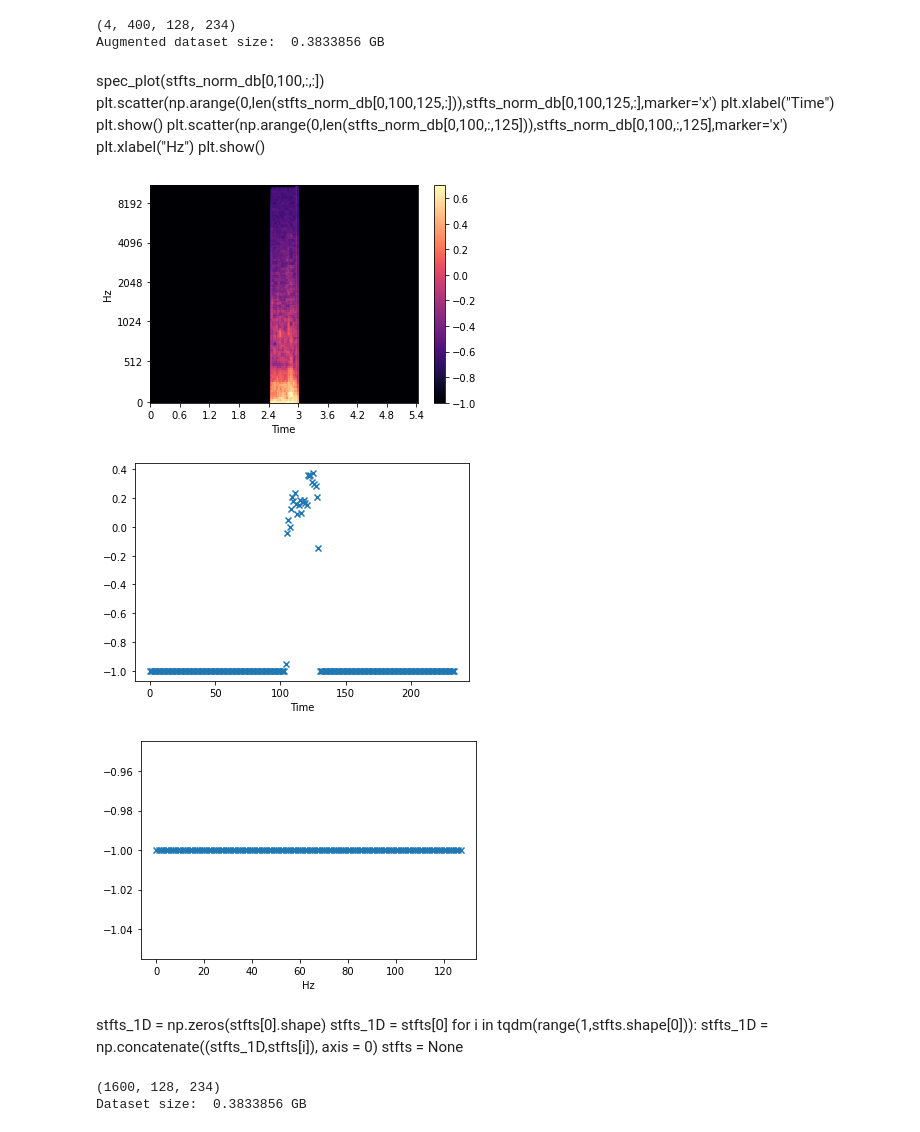
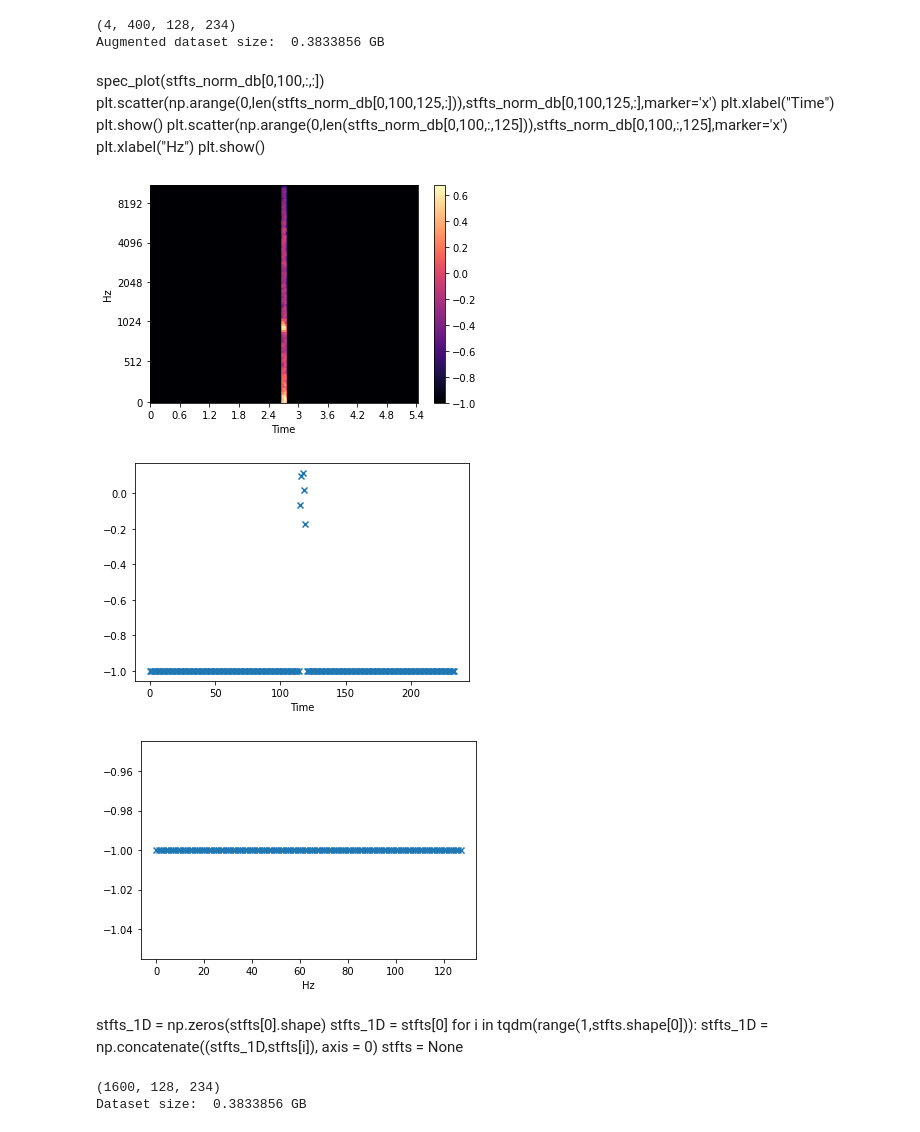
Before and after one commit to AleksandraPanfilova/Zebra_Project, a Jupyter notebook: Audio Load Example.ipynb, the cells around one changed output. Drawn from its saved outputs; the diff is of its cells as text; code cells hidden in the pictures.

```diff
--- a/Audio Load Example.ipynb
+++ b/Audio Load Example.ipynb
@@ -96,33 +106,3 @@ print("Augmented dataset size: ",mels_norm_db.nbytes/(1e9), 'GB')
 # %% [output]
 (4, 400, 128, 234)
 Augmented dataset size:  0.3833856 GB
-# %% [markdown]
-spec_plot(stfts_norm_db[0,100,:,:])
-plt.scatter(np.arange(0,len(stfts_norm_db[0,100,125,:])),stfts_norm_db[0,100,125,:],marker='x')
-plt.xlabel("Time")
-plt.show()
-plt.scatter(np.arange(0,len(stfts_norm_db[0,100,:,125])),stfts_norm_db[0,100,:,125],marker='x')
-plt.xlabel("Hz")
-plt.show()
-# %%
-sampleidx = 399
-librosa.display.specshow(mels_norm_db[0,sampleidx,:,:],x_axis="time",y_axis="mel")
-#plt.imshow(librosa.amplitude_to_db(mels_norm_db[0,100,:,:]),origin='lower',aspect='auto')
-plt.colorbar()
-plt.show()
-plt.scatter(np.arange(0,len(mels_norm_db[0,sampleidx,10,:])),mels_norm_db[0,sampleidx,10,:],marker='x')
-plt.xlabel("Time")
-plt.show()
-plt.scatter(np.arange(0,len(mels_norm_db[0,sampleidx,:,100])),mels_norm_db[0,sampleidx,:,100],marker='x')
-plt.xlabel("Hz")
-plt.show()
-# %% [output]
-[figure, removed]
-[figure, removed]
-[figure, removed]
-# %% [markdown]
-stfts_1D = np.zeros(stfts[0].shape)
-stfts_1D = stfts[0]
-for i in tqdm(range(1,stfts.shape[0])):
-    stfts_1D = np.concatenate((stfts_1D,stfts[i]), axis = 0)
-stfts = None
@@ -134,0 +109,30 @@ mels = None
+# %% [markdown]
+spec_plot(stfts_norm_db[0,100,:,:])
+plt.scatter(np.arange(0,len(stfts_norm_db[0,100,125,:])),stfts_norm_db[0,100,125,:],marker='x')
+plt.xlabel("Time")
+plt.show()
+plt.scatter(np.arange(0,len(stfts_norm_db[0,100,:,125])),stfts_norm_db[0,100,:,125],marker='x')
+plt.xlabel("Hz")
+plt.show()
+# %%
+sampleidx = 10
+librosa.display.specshow(mels_norm_db[0,sampleidx,:,:],x_axis="time",y_axis="mel")
+#plt.imshow(librosa.amplitude_to_db(mels_norm_db[0,100,:,:]),origin='lower',aspect='auto')
+plt.colorbar()
+plt.show()
+plt.scatter(np.arange(0,len(mels_norm_db[0,sampleidx,10,:])),mels_norm_db[0,sampleidx,10,:],marker='x')
+plt.xlabel("Time")
+plt.show()
+plt.scatter(np.arange(0,len(mels_norm_db[0,sampleidx,:,100])),mels_norm_db[0,sampleidx,:,100],marker='x')
+plt.xlabel("Hz")
+plt.show()
+# %% [output]
+[figure, added]
+[figure, added]
+[figure, added]
+# %% [markdown]
+stfts_1D = np.zeros(stfts[0].shape)
+stfts_1D = stfts[0]
+for i in tqdm(range(1,stfts.shape[0])):
+    stfts_1D = np.concatenate((stfts_1D,stfts[i]), axis = 0)
+stfts = None
```
Also changed, not shown: parts of 16 cells of this notebook, 2 other files.
